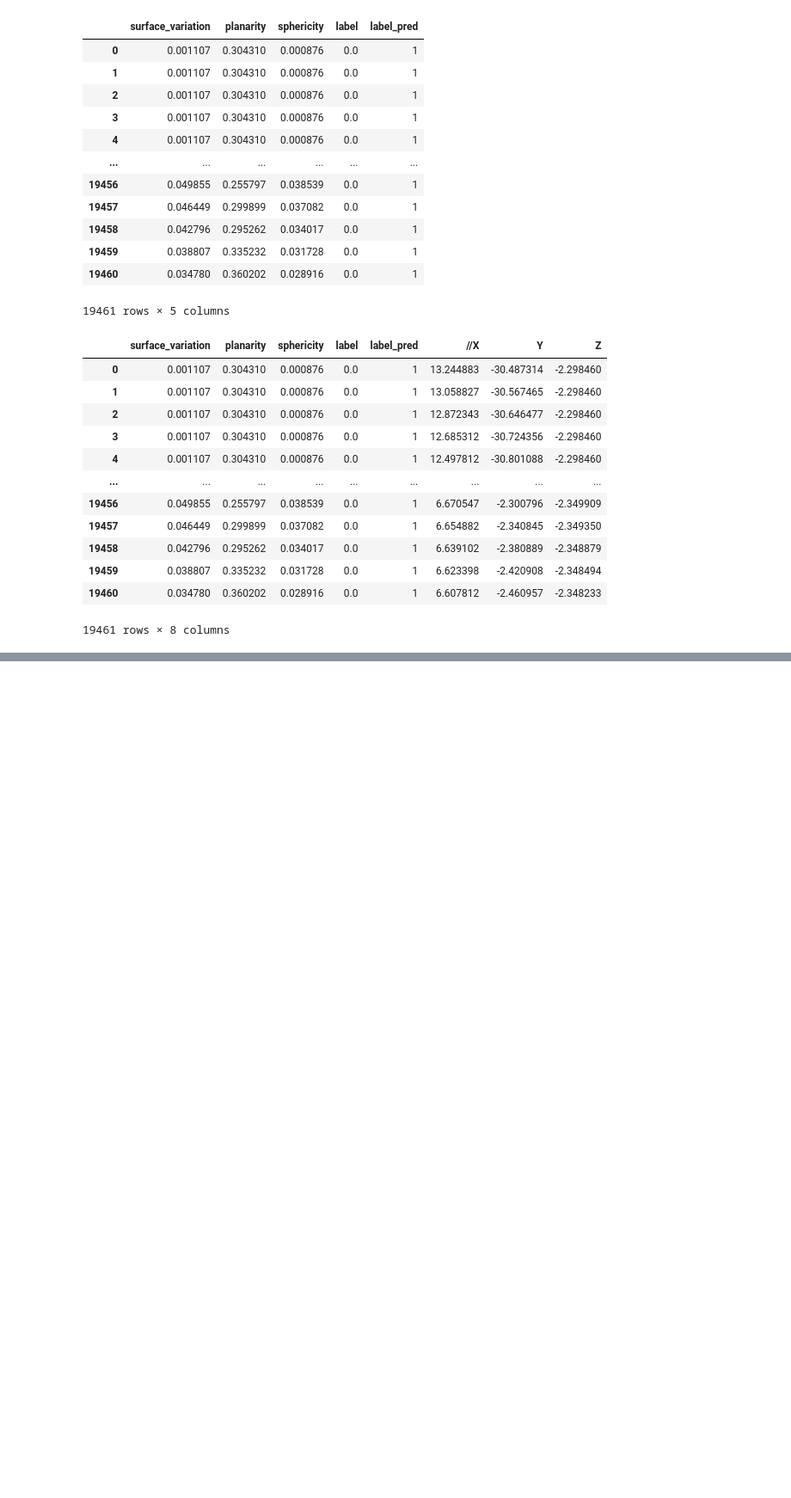
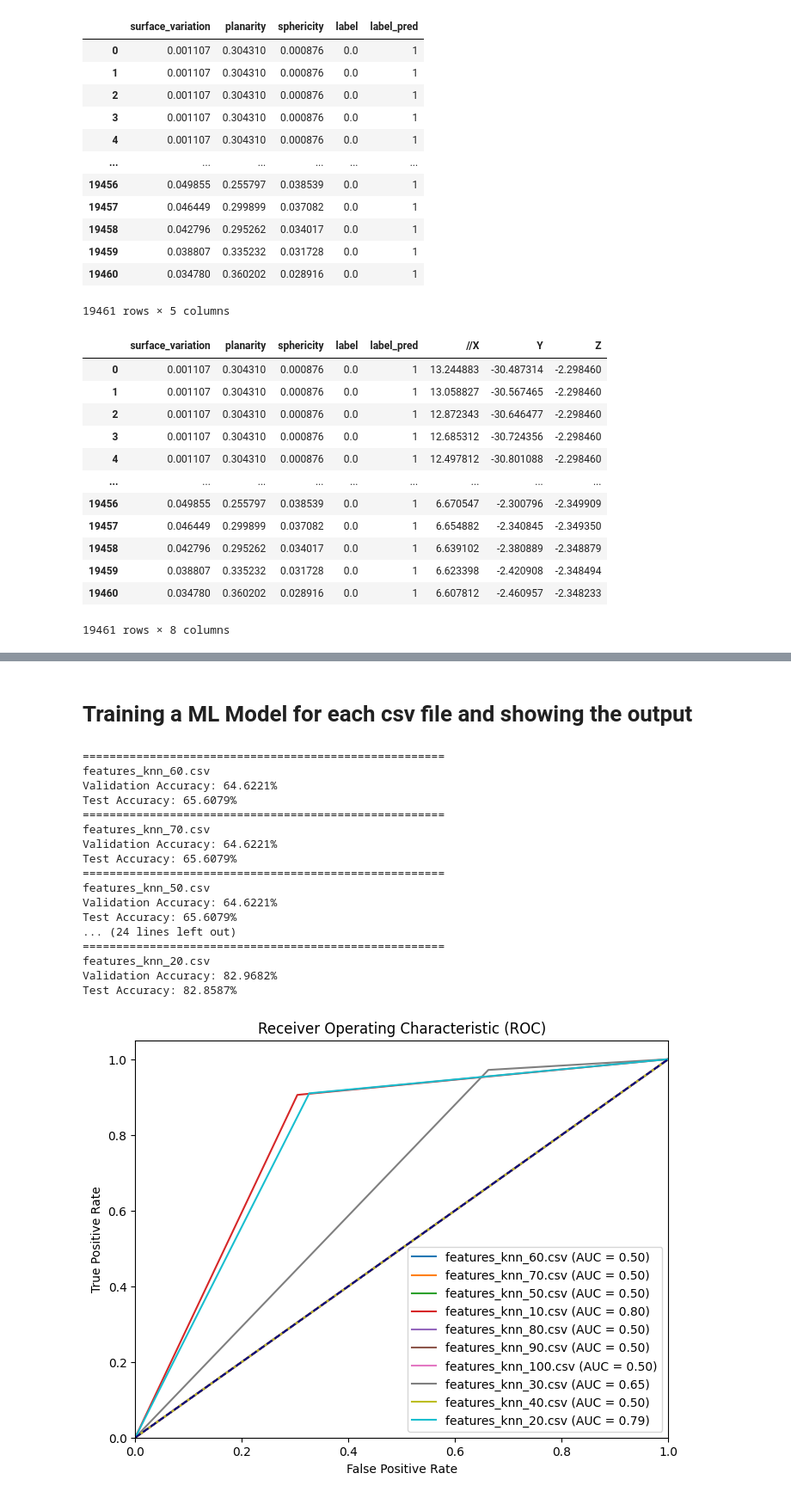
Before and after one commit to bisalgt/spawn_objects_in_carla, a Jupyter notebook: notebooks/Training a ML model based on surface features.ipynb, the cells around one changed output, grey strips where cells are left out. Shown at 86% size. Cells and saved outputs as stored; diff of their text form; code cells hidden in the pictures; blank space fills up the shorter version.

Commit message:
Analysing Pcd features of reconstructed points , extracting features, training ML classifier and predicting

```diff
--- a/notebooks/Training a ML model based on surface features.ipynb
+++ b/notebooks/Training a ML model based on surface features.ipynb
@@ -498,0 +544,73 @@ df_combined_xyz_features_label.to_csv("csv/model_prediction.csv", index=False)
+# %% [markdown]
+# Training a ML Model for each csv file and showing the output
+# %%
+# Import necessary libraries
+import os
+import numpy as np
+import pandas as pd
+from sklearn.model_selection import train_test_split
+from sklearn.svm import SVC
+from sklearn.metrics import accuracy_score, confusion_matrix, roc_curve, auc
+import matplotlib.pyplot as plt
+
+plt.figure(figsize=(8, 6))
+
+root_folder = "merged_features/"
+
+files = os.listdir(root_folder)
+for file in files:
+    if file[-4:] != ".csv":
+        continue
+    print("======================================================")
+    print(file)
+    file_name = root_folder + file
+    df_feature_file = pd.read_csv(file_name)
+    X_data = df_feature_file[["surface_variation", "planarity", "linearity"]] # we are only using two features for now
+    y_data = df_feature_file["label"]
+
+    # Split the data into training, validation, and testing sets
+    X_train, X_temp, y_train, y_temp = train_test_split(X_data, y_data, test_size=0.2, random_state=42)
+    X_val, X_test, y_val, y_test = train_test_split(X_temp, y_temp, test_size=0.5, random_state=42)
+
+    classifier = SVC(kernel='linear', random_state=42)
+    classifier.fit(X_train, y_train)
+    y_val_pred = classifier.predict(X_val)
+
+    accuracy_val = accuracy_score(y_val, y_val_pred)
+    print(f"Validation Accuracy: {accuracy_val:.4%}")
+
+    y_test_pred = classifier.predict(X_test)
+    accuracy_val = accuracy_score(y_test, y_test_pred)
+    print(f"Test Accuracy: {accuracy_val:.4%}")
+
+    fpr, tpr, _ = roc_curve(y_test, y_test_pred)
+    roc_auc = auc(fpr, tpr)
+    plt.plot(fpr, tpr, label=f'{file} (AUC = {roc_auc:.2f})')
+
+plt.plot([0, 1], [0, 1], color='navy', linestyle='--')
+plt.xlim([0.0, 1.0])
+plt.ylim([0.0, 1.05])
+plt.xlabel('False Positive Rate')
+plt.ylabel('True Positive Rate')
+plt.title('Receiver Operating Characteristic (ROC)')
+plt.legend(loc="lower right")
+plt.show()
+# %% [output]
+======================================================
+features_knn_60.csv
+Validation Accuracy: 64.6221%
+Test Accuracy: 65.6079%
+======================================================
+features_knn_70.csv
+Validation Accuracy: 64.6221%
+Test Accuracy: 65.6079%
+======================================================
+features_knn_50.csv
+Validation Accuracy: 64.6221%
+Test Accuracy: 65.6079%
+... (24 lines left out)
+======================================================
+features_knn_20.csv
+Validation Accuracy: 82.9682%
+Test Accuracy: 82.8587%
+[figure, added]
```
Also changed, not shown: parts of 8 cells of this notebook, 22 other files.
